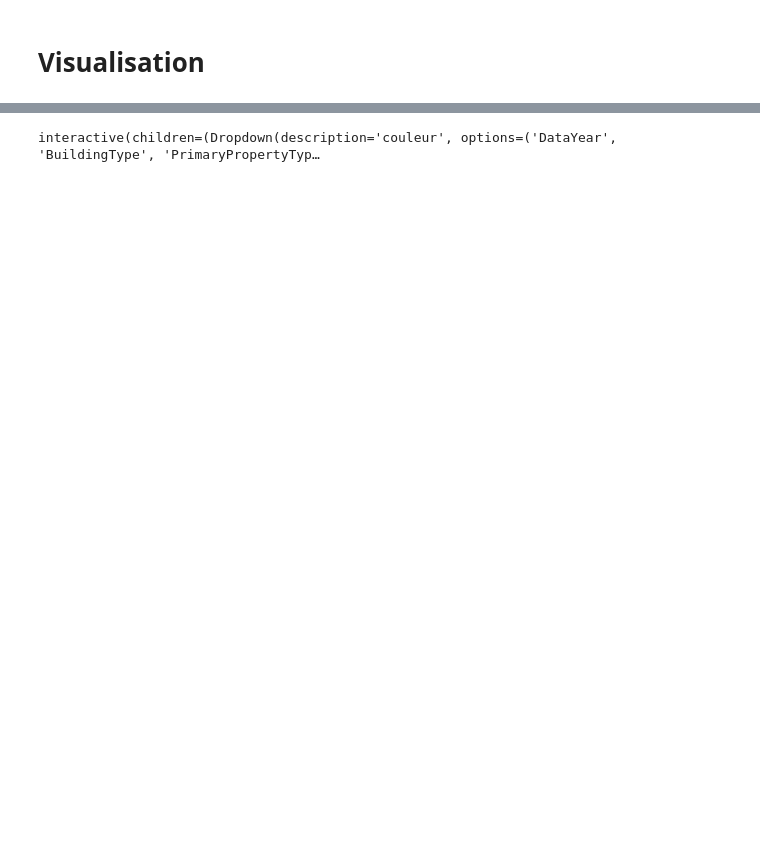
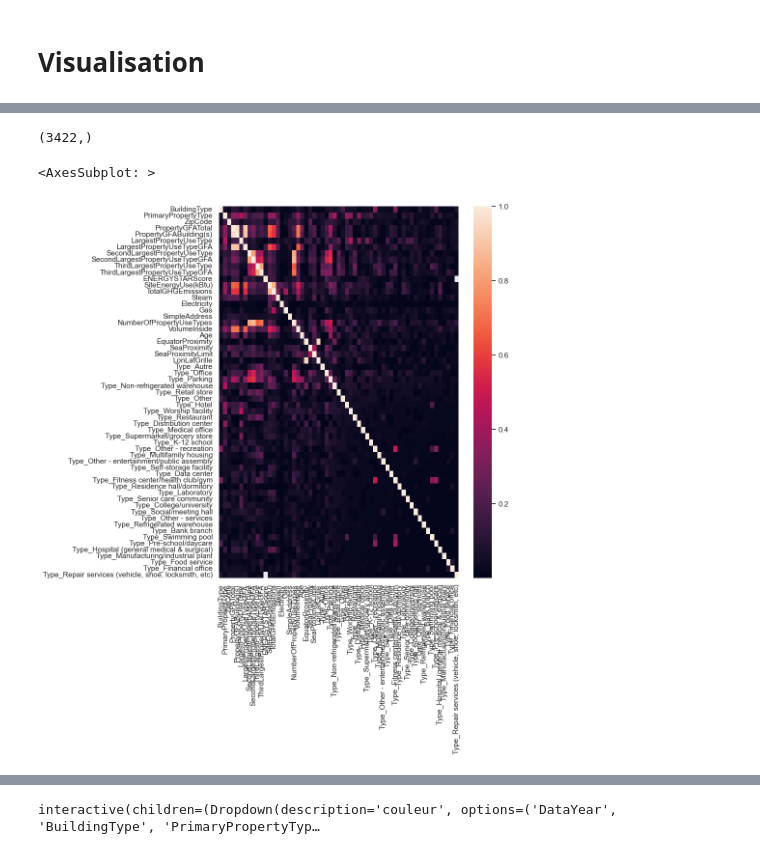
Before and after one commit to CeVague/Projet_4-Anticipez_besoins_consommation_batiments, a Jupyter notebook: Exploration.ipynb, the cells around one changed output, grey strips where cells are left out. Cells and saved outputs as stored; diff of their text form; code cells hidden in the pictures; blank space fills up the shorter version.

```diff
--- a/Exploration.ipynb
+++ b/Exploration.ipynb
@@ -412,3 +667,17 @@ dendrogram(h.dendrogram_col.linkage, labels=dataTmp.columns, orientation='left')
+# %%
+so.shape
+# %% [output]
+(3422,)
+# %%
+corr = data[col_num].corr().abs()
+
+# plot the heatmap
+sns.heatmap(corr,
+        xticklabels=corr.columns,
+        yticklabels=corr.columns)
+# %% [output]
+<AxesSubplot: >
+[figure, added]
 # %%
 lTmp = list(data[col_autorise].select_dtypes(include=['category', 'int', 'float']).columns)
 tTmp = len(lTmp)
```
Also changed, not shown: parts of 61 cells of this notebook, 1 other file.
